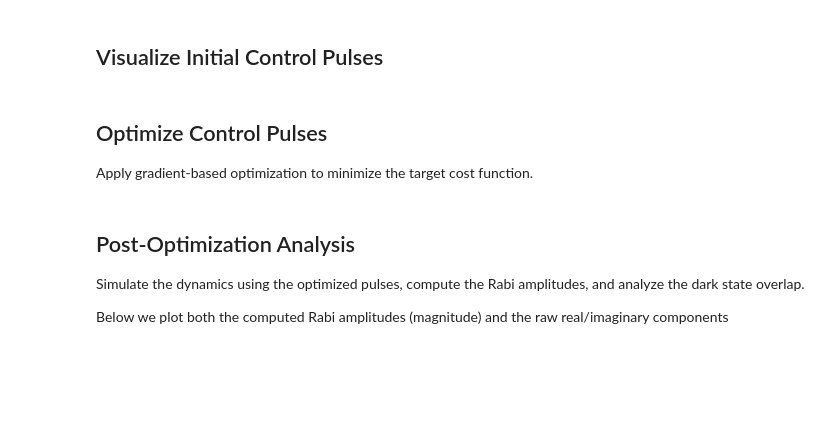
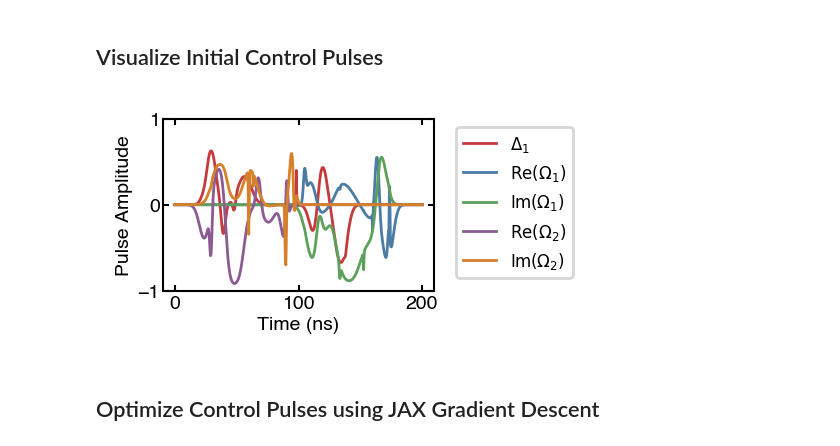
Before and after one commit to azhutov/optimal-control-rydberg, a Jupyter notebook: code/notebooks/01_state_transfer.ipynb, the cells around one changed output. Drawn from its saved outputs; the diff is of its cells as text; code cells hidden in the pictures; blank space fills up the shorter version.

Commit message:
WIP Add JAX pased quantum control propagator for state to state transfer

```diff
--- a/code/notebooks/01_state_transfer.ipynb
+++ b/code/notebooks/01_state_transfer.ipynb
@@ -29,15 +28,11 @@ Gamma_ig = 1/T_i  # Decay rate of the intermediate state
 n_r = 70
 l_r = 0
 j_r = 0.5
-# Compute total lifetime including blackbody stimulation (T_rTot), radiative lifetime at 0 K (T_rRad),
-# and the radiative transition lifetime (T_ri) for decay to the intermediate state
 T_rTot = atom.getStateLifetime(n_r, l_r, j_r, temperature=300, includeLevelsUpTo=n_r+50)
 T_rRad = atom.getStateLifetime(n_r, l_r, j_r, temperature=0)
 T_ri = 1/atom.getTransitionRate(n_r, l_r, j_r, n_i, l_i, j_i, temperature=0)
-# Calculate effective lifetimes for radiative decay (T_rgp) and blackbody stimulated transitions (T_rBB)
 T_rgp = 1/(1/T_rRad - 1/T_ri)
 T_rBB = 1/(1/T_rTot - 1/T_rRad)
-
 Gamma_ri = 1/T_ri
 Gamma_rrp = 1/T_rBB
 Gamma_rgp = 1/T_rgp
@@ -51,12 +46,13 @@ del_total = 0
 
 # Time grid
 t_0 = 0
-t_f = 100e-9
-nt = 1000
+t_f = 200e-9
+nt = 500
 delta_t = (t_f - t_0) / nt
 tlist = np.linspace(t_0, t_f, nt)
 
 # Basis functions for control amplitudes and optimization parameters
 input_dim = 10
-num_iters = 1250
+num_iters = 500
 learn_rate = 0.1
+num_ctrls = 5
@@ -94,0 +61,20 @@ print('Initial Figure of Merit:', initial_infidelity.numpy())
+# %%
+propagatorVL = PropagatorVL(
+    input_dim, nt, delta_t, del_total, Delta_1, Rabi_1, Rabi_2,
+    Gamma_rTot, Gamma_ig
+)
+
+# Initialize control amplitudes for JAX version
+ctrl_a = jnp.array(np.random.uniform(-1, 1, (input_dim, num_ctrls)))
+
+# For ctrl_b, set first column in [-1, 1], columns 1-2 in [0, 1], columns 3-4 in [-1, 0]
+col0 = np.random.uniform(-1, 1, (input_dim, 1))
+col1_2 = np.random.uniform(0, 1, (input_dim, 2))
+col3_4 = np.random.uniform(-1, 0, (input_dim, 2))
+ctrl_b = jnp.array(np.concatenate([col0, col1_2, col3_4], axis=1))
+
+ctrl_c = jnp.array(np.random.uniform(0, 0.1, (input_dim, num_ctrls)))
+
+# Compute initial cost (figure of merit)
+initial_cost = propagatorVL.target(ctrl_a, ctrl_b, ctrl_c)
+print('Initial Figure of Merit:', float(initial_cost))
@@ -95,21 +84,16 @@ print('Initial Figure of Merit:', initial_infidelity.numpy())
 # %% [markdown]
 ## Visualize Initial Control Pulses
 # %%
-physical_amplitudes_initial = propagatorVL.return_physical_amplitudes().numpy()
+physical_amplitudes_initial = np.array(propagatorVL.return_physical_amplitudes(ctrl_a, ctrl_b, ctrl_c))
 labels = [r"$\Delta_1$", r"$\mathrm{Re}(\Omega_1)$", r"$\mathrm{Im}(\Omega_1)$", r"$\mathrm{Re}(\Omega_2)$", r"$\mathrm{Im}(\Omega_2)$"]
-colors = ['k', 'm--', 'b:', 'c--', 'r:']
 
 fig, ax = getStylishFigureAxes(1, 1)
-ind = 0
-for amplitude in tf.transpose(physical_amplitudes_initial):
-    PlotPlotter(fig, ax, tlist * 1e9, amplitude, style={'label': labels[ind], 'marker': '', 'linestyle': '-', 'linewidth': 1}).draw()
-    ind += 1
+for ind in range(num_ctrls):
+    PlotPlotter(fig, ax, tlist * 1e9, physical_amplitudes_initial[:, ind], style={'label': labels[ind], 'marker': '', 'linestyle': '-', 'linewidth': 1}).draw()
 ax.set_xlabel('Time (ns)')
 ax.set_ylabel('Pulse Amplitude')
 ax.set_yticks([-1, 0, 1])
-ax.legend(fontsize=4, bbox_to_anchor=(1.05, 1), loc='upper left')
+ax.legend(fontsize=6, bbox_to_anchor=(1.05, 1), loc='upper left')
 plt.show()
+# %% [output]
+[figure, added]
-# %% [markdown]
-## Optimize Control Pulses
-
-Apply gradient-based optimization to minimize the target cost function.
@@ -144,6 +100,2 @@ print('Optimized Figure of Merit:', best_infidelity.numpy())
-# %% [markdown]
-## Post-Optimization Analysis
-
-Simulate the dynamics using the optimized pulses, compute the Rabi amplitudes, and analyze the dark state overlap.
-
-Below we plot both the computed Rabi amplitudes (magnitude) and the raw real/imaginary components
+# %% [markdown]
+## Optimize Control Pulses using JAX Gradient Descent
```
Also changed, not shown: parts of 13 cells of this notebook, 10 other files.
